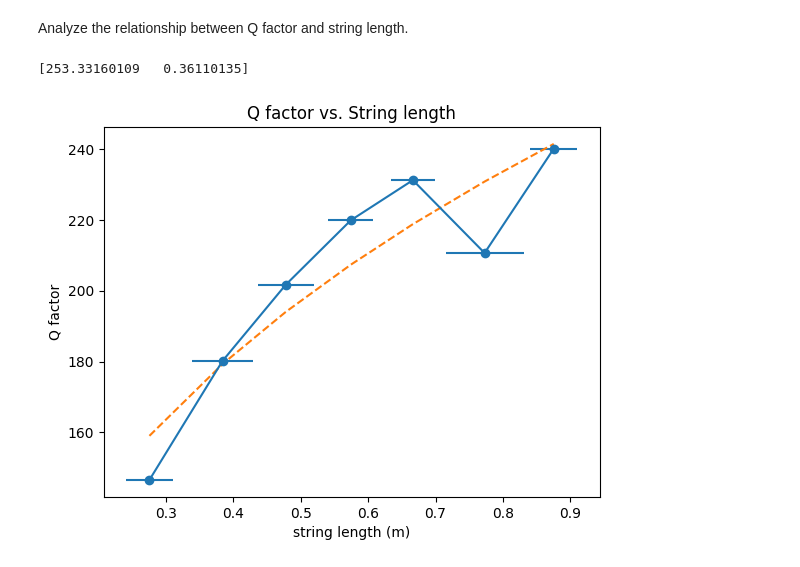
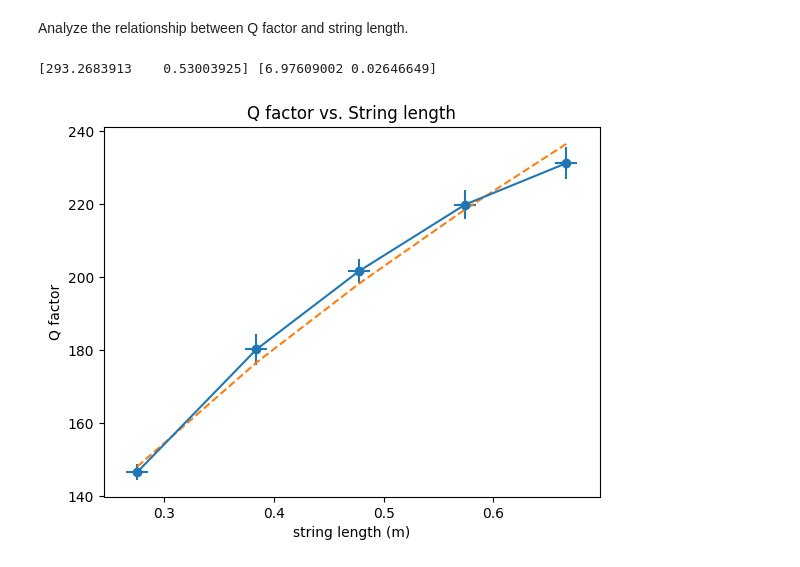
Before and after one commit to harry7557558/engsci-2t6, a Jupyter notebook: phy180-pendulum-lab/plot-angle-time.ipynb, the cells around one changed output. Cells and saved outputs as stored; diff of their text form; code cells hidden in the pictures.

Commit message:
amplitude-time plot and uncertainty

```diff
--- a/phy180-pendulum-lab/plot-angle-time.ipynb
+++ b/phy180-pendulum-lab/plot-angle-time.ipynb
@@ -170,34 +233,36 @@ Q factor: 240.0849164301039
 # %% [markdown]
 Analyze the relationship between Q factor and string length.
 # %%
-# you what
-indices = [0, 1, 2, 3, 4, 5, 6]
+# remove two outliers
+indices = [0, 1, 2, 3, 4]
 lengths = np.array(lengths0)[indices]
-lengths_uncert = np.array(lengths_uncert0)[indices]
-q_factors = np.array(q_factors0)[indices]
+lengths_error = np.array(lengths_error0)[indices]
+qfactors = np.array(qfactors0)[indices]
+qfactors_error = np.array(qfactors_error0)[indices]
 
 # fit
 def power_fun(x, a, k):
     return a * x**k
 
 def log_fun(x, a, b):
     return a + b * np.log(x)
 
 fun = power_fun
 
 init_guess = (250., 0.5)
 params, popv = scipy.optimize.curve_fit(
-    fun, lengths, q_factors,
-    p0=init_guess)
-print(params)
+    fun, lengths, qfactors,
+    p0=init_guess, sigma=qfactors_error)
+print(params, popv.diagonal()**0.5)
 
 # plot Q factor
 plt.title("Q factor vs. String length")
 plt.xlabel("string length (m)")
 plt.ylabel("Q factor")
-plt.errorbar(lengths, q_factors, xerr=lengths_uncert, fmt="o-")
+plt.errorbar(lengths, qfactors,
+    xerr=lengths_error, yerr=qfactors_error, fmt="o-")
 plt.plot(lengths, fun(lengths, *params), "--")
 plt.show()
 # %% [output]
-[253.33160109   0.36110135]
+[293.2683913    0.53003925] [6.97609002 0.02646649]
-[figure, old version]
+[figure, new version]
```
Also changed, not shown: parts of 5 cells of this notebook.
